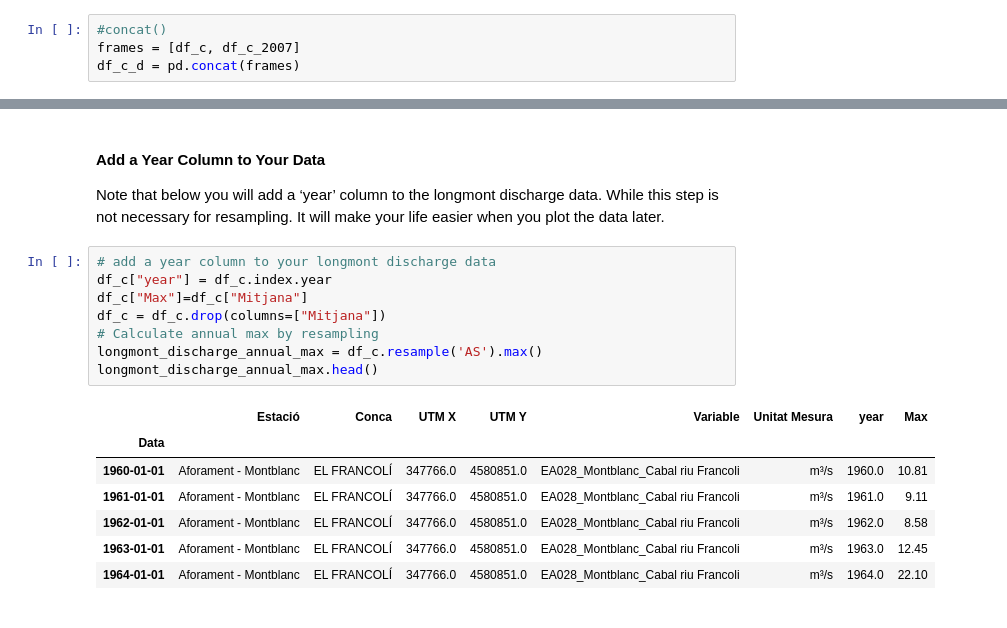
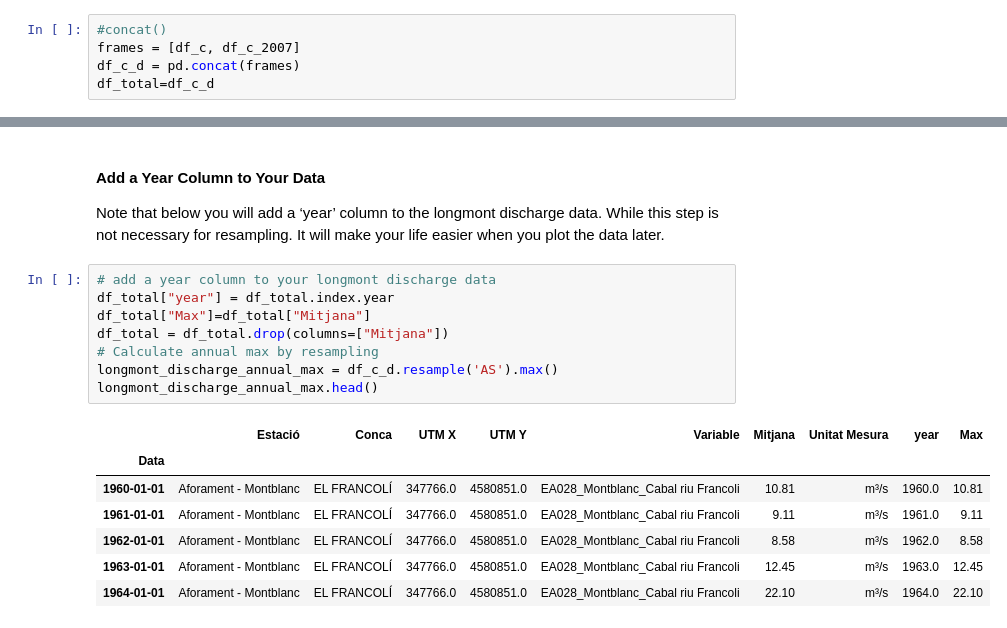
Before and after one commit to JosepAnSabate/jupyter_maps, a Jupyter notebook: earth_data_science/timeseries_py/flood_returns_period_an/Francoli_pont_de_la_fusta_cabals_1960_2021.ipynb, the cells around one changed output, grey strips where cells are left out. Drawn from its saved outputs; the diff is of its cells as text.

```diff
--- a/earth_data_science/timeseries_py/flood_returns_period_an/Francoli_pont_de_la_fusta_cabals_1960_2021.ipynb
+++ b/earth_data_science/timeseries_py/flood_returns_period_an/Francoli_pont_de_la_fusta_cabals_1960_2021.ipynb
@@ -213,3 +206,4 @@ df_c_2007.head(2)
 #concat()
 frames = [df_c, df_c_2007]
 df_c_d = pd.concat(frames)
+df_total=df_c_d
@@ -242,20 +246,20 @@ You can take the daily mean values to construct a series of the annual maximum v
 Note that below you will add a ‘year’ column to the longmont discharge data. While this step is not necessary for resampling. It will make your life easier when you plot the data later.
 # %%
 # add a year column to your longmont discharge data
-df_c["year"] = df_c.index.year
-df_c["Max"]=df_c["Mitjana"]
-df_c = df_c.drop(columns=["Mitjana"])
+df_total["year"] = df_total.index.year
+df_total["Max"]=df_total["Mitjana"]
+df_total = df_total.drop(columns=["Mitjana"])
 # Calculate annual max by resampling
-longmont_discharge_annual_max = df_c.resample('AS').max()
+longmont_discharge_annual_max = df_c_d.resample('AS').max()
 longmont_discharge_annual_max.head()
 # %% [output]
-|  | Estació | Conca | UTM X | UTM Y | Variable | Unitat Mesura | year | Max |
-| Data |  |  |  |  |  |  |  |  |
-| 1960-01-01 | Aforament - Montblanc | EL FRANCOLÍ | 347766.0 | 4580851.0 | EA028_Montblanc_Cabal riu Francoli | m³/s | 1960.0 | 10.81 |
-| 1961-01-01 | Aforament - Montblanc | EL FRANCOLÍ | 347766.0 | 4580851.0 | EA028_Montblanc_Cabal riu Francoli | m³/s | 1961.0 | 9.11 |
-| 1962-01-01 | Aforament - Montblanc | EL FRANCOLÍ | 347766.0 | 4580851.0 | EA028_Montblanc_Cabal riu Francoli | m³/s | 1962.0 | 8.58 |
-| 1963-01-01 | Aforament - Montblanc | EL FRANCOLÍ | 347766.0 | 4580851.0 | EA028_Montblanc_Cabal riu Francoli | m³/s | 1963.0 | 12.45 |
-| 1964-01-01 | Aforament - Montblanc | EL FRANCOLÍ | 347766.0 | 4580851.0 | EA028_Montblanc_Cabal riu Francoli | m³/s | 1964.0 | 22.10 |
+|  | Estació | Conca | UTM X | UTM Y | Variable | Mitjana | Unitat Mesura | year | Max |
+| Data |  |  |  |  |  |  |  |  |  |
+| 1960-01-01 | Aforament - Montblanc | EL FRANCOLÍ | 347766.0 | 4580851.0 | EA028_Montblanc_Cabal riu Francoli | 10.81 | m³/s | 1960.0 | 10.81 |
+| 1961-01-01 | Aforament - Montblanc | EL FRANCOLÍ | 347766.0 | 4580851.0 | EA028_Montblanc_Cabal riu Francoli | 9.11 | m³/s | 1961.0 | 9.11 |
+| 1962-01-01 | Aforament - Montblanc | EL FRANCOLÍ | 347766.0 | 4580851.0 | EA028_Montblanc_Cabal riu Francoli | 8.58 | m³/s | 1962.0 | 8.58 |
+| 1963-01-01 | Aforament - Montblanc | EL FRANCOLÍ | 347766.0 | 4580851.0 | EA028_Montblanc_Cabal riu Francoli | 12.45 | m³/s | 1963.0 | 12.45 |
+| 1964-01-01 | Aforament - Montblanc | EL FRANCOLÍ | 347766.0 | 4580851.0 | EA028_Montblanc_Cabal riu Francoli | 22.10 | m³/s | 1964.0 | 22.10 |
 # %%
 # Plot calculated vs USGS annual max flow values
 fig, ax = plt.subplots(figsize=(11, 9))
```
Also changed, not shown: parts of 30 cells of this notebook, 5 other files.
